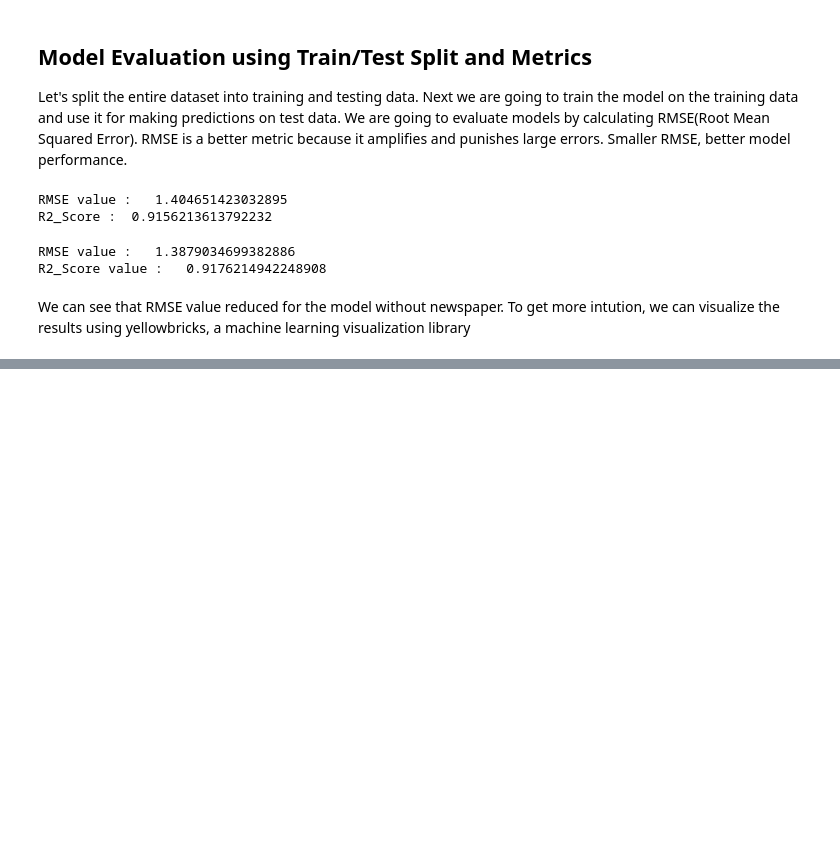
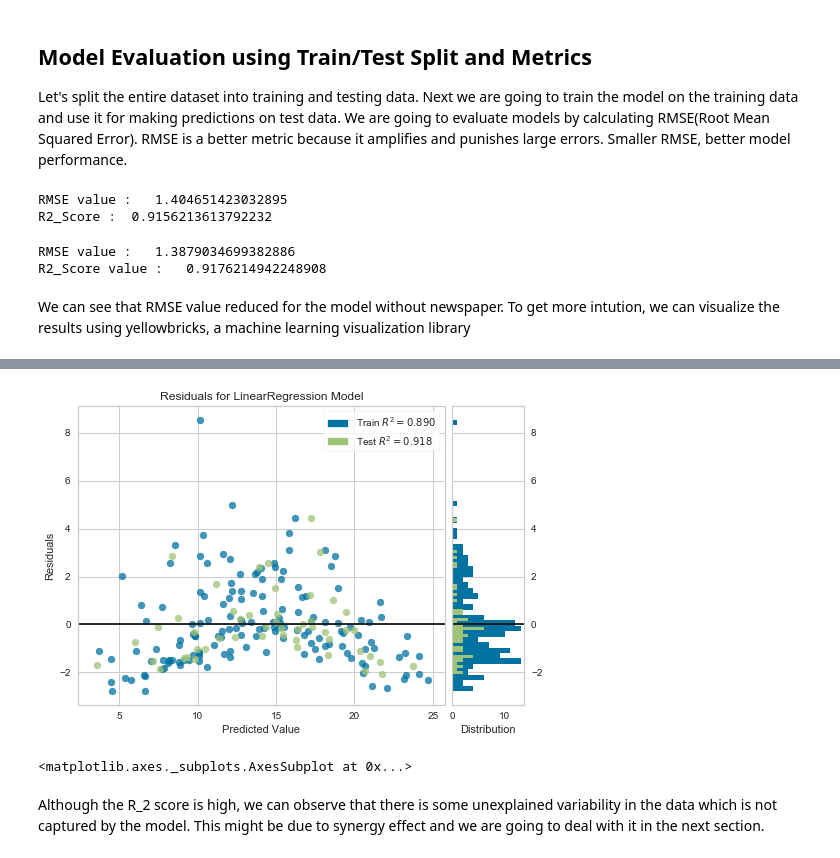
Before and after one commit to sumukhbh/Predicting-Sales-Revenue, a Jupyter notebook: Predicting Sales Revenue.ipynb, the cells around one changed output, grey strips where cells are left out. Cells and saved outputs as stored; diff of their text form; code cells hidden in the pictures; blank space fills up the shorter version.

```diff
--- a/Predicting Sales Revenue.ipynb
+++ b/Predicting Sales Revenue.ipynb
@@ -188,0 +201,10 @@ We can see that RMSE value reduced for the model without newspaper. To get more
+# %%
+visualizer = ResidualsPlot(model_5)
+visualizer.fit(X_train,y_train)
+visualizer.score(X_test, y_test)
+visualizer.poof()
+# %% [output]
+[figure, added]
+<matplotlib.axes._subplots.AxesSubplot at 0x...>
+# %% [markdown]
+Although the R_2 score is high, we can observe that there is some unexplained variability in the data which is not captured by the model. This might be due to synergy effect and we are going to deal with it in the next section.
```
Also changed, not shown: parts of 2 cells of this notebook.
